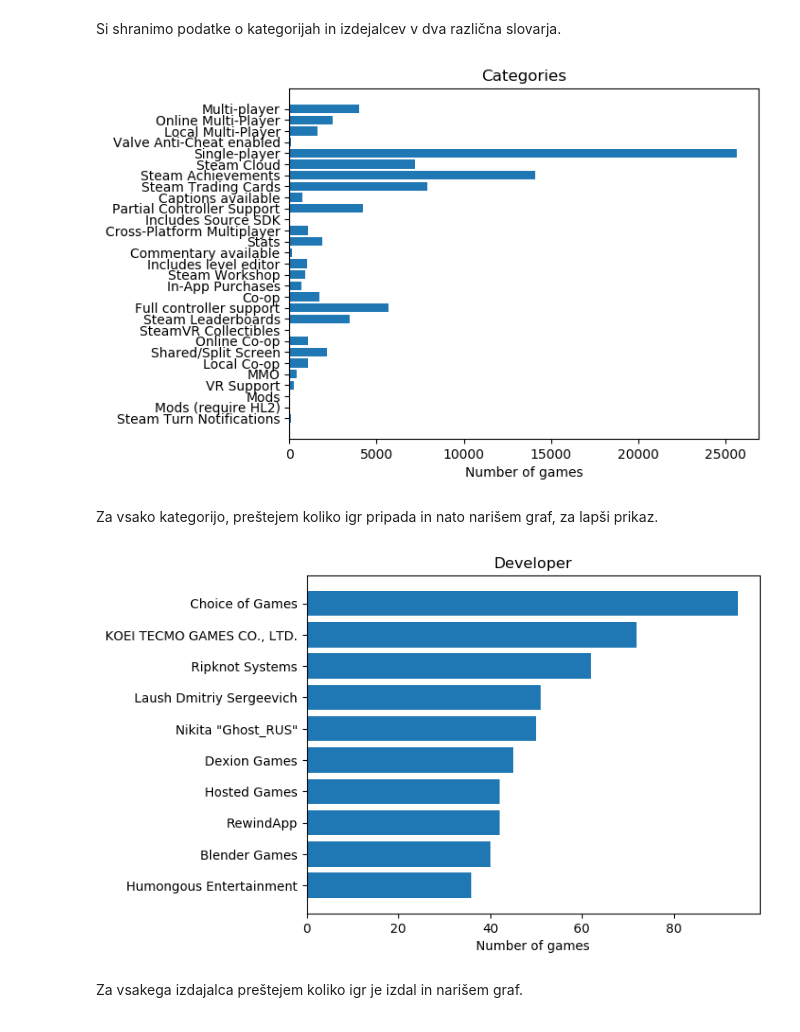
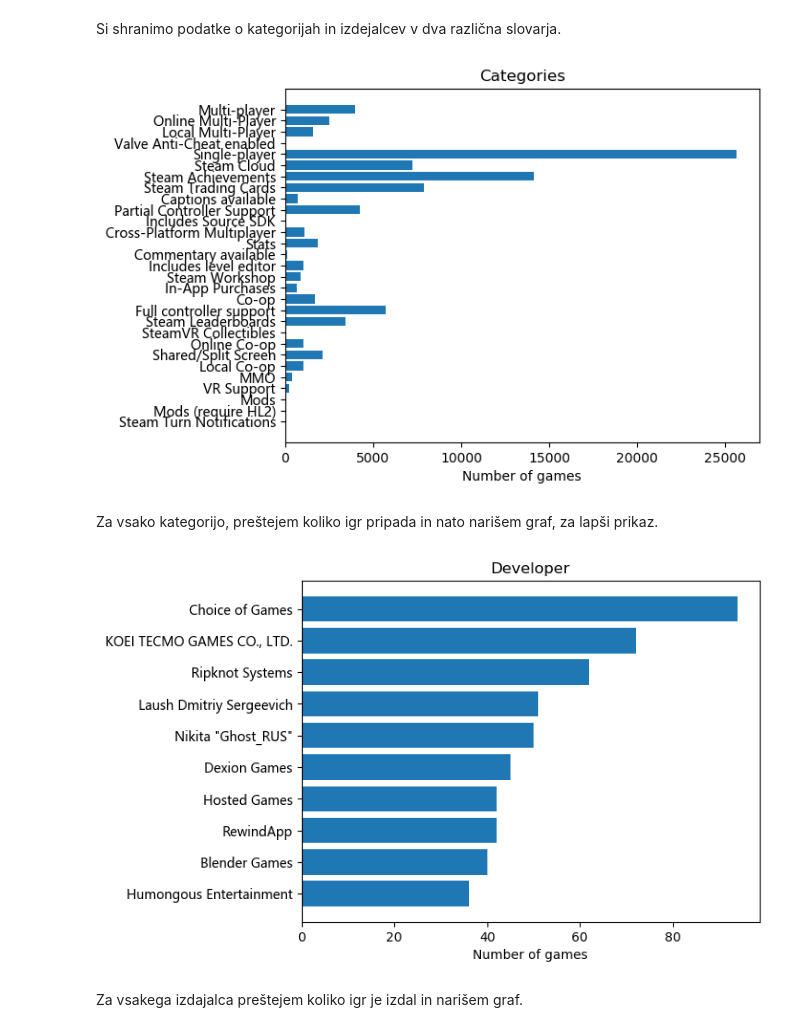
Before and after one commit to matejgrzinic/PR20MGDPMZML, a Jupyter notebook: laurencic.ipynb, the cells around one changed output. Saved outputs shown, nothing was run; the diff lists cells and outputs as text; code cells hidden in the pictures.

```diff
--- a/laurencic.ipynb
+++ b/laurencic.ipynb
@@ -18,6 +18,8 @@ import matplotlib as plt
 from csv import DictReader
 import matplotlib.pyplot as plt
 
+csfont = {'fontname':'Microsoft YaHei'} #kitajski font
+
 r = DictReader(open('Data/steam.csv', 'rt', encoding='utf-8'))
 sloCat = dict()
 sloDev = dict()
@@ -29,27 +31,27 @@ Si shranimo podatke o kategorijah in izdejalcev v dva različna slovarja.
 # %%
 #kategorijo - categories
 
 categories = {}
 for key in sloCat:
     ele = sloCat[key].split(';')
     for e in ele:
         if categories.__contains__(e):
-            categories[e] += 1#[key]
+            categories[e] += 1
         else:
-            categories[e] = 1#[key]
+            categories[e] = 1
 
 plt.rcdefaults()
 fig, ax = plt.subplots()
 y_pos = np.arange(len(list(categories.keys())))
 ax.barh(y_pos, categories.values(), align='center')
 ax.set_yticks(y_pos)
-ax.set_yticklabels(list(categories.keys()))
+ax.set_yticklabels(list(categories.keys()), **csfont)
 ax.invert_yaxis()
 ax.set_xlabel('Number of games')
 ax.set_title('Categories')
 plt.show()
 # %% [output]
-[figure, old version]
+[figure, new version]
 # %% [markdown]
 Za vsako kategorijo, preštejem koliko igr pripada in nato narišem graf, za lapši prikaz.
 # %%
@@ -72,13 +74,13 @@ fig, ax = plt.subplots()
 y_pos = np.arange(len(list(developer.keys())))
 ax.barh(y_pos, developer.values(), align='center')
 ax.set_yticks(y_pos)
-ax.set_yticklabels(list(developer.keys()))
+ax.set_yticklabels(list(developer.keys()), **csfont)
 ax.invert_yaxis()
 ax.set_xlabel('Number of games')
 ax.set_title('Developer')
 plt.show()
 # %% [output]
-[figure, old version]
+[figure, new version]
 # %% [markdown]
 Za vsakega izdajalca preštejem koliko igr je izdal in narišem graf.
 # %%
```
Also changed, not shown: parts of 2 cells of this notebook.
